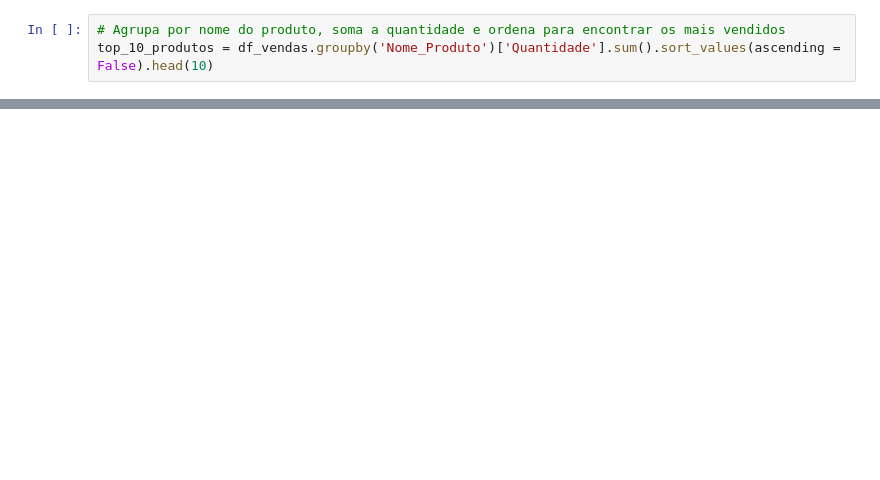
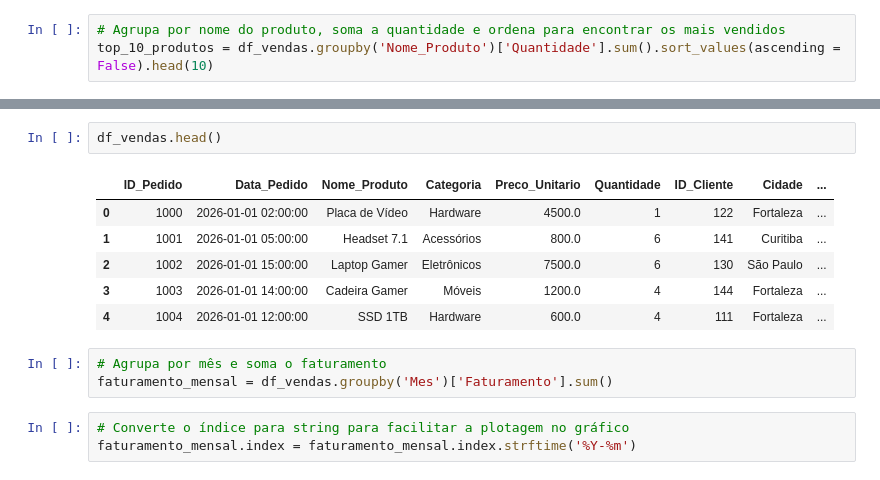
Before and after one commit to Sandro-Hugo/Analise-Ecommerce, a Jupyter notebook: analise_vendas_ecommerce.ipynb, the cells around one changed output, grey strips where cells are left out. Saved outputs shown, nothing was run; the diff lists cells and outputs as text; blank space fills up the shorter version.

```diff
--- a/analise_vendas_ecommerce.ipynb
+++ b/analise_vendas_ecommerce.ipynb
@@ -218,0 +279,15 @@ plt.show()
+# %%
+df_vendas.head()
+# %% [output]
+|  | ID_Pedido | Data_Pedido | Nome_Produto | Categoria | Preco_Unitario | Quantidade | ID_Cliente | Cidade | ... |
+| 0 | 1000 | 2026-01-01 02:00:00 | Placa de Vídeo | Hardware | 4500.0 | 1 | 122 | Fortaleza | ... |
+| 1 | 1001 | 2026-01-01 05:00:00 | Headset 7.1 | Acessórios | 800.0 | 6 | 141 | Curitiba | ... |
+| 2 | 1002 | 2026-01-01 15:00:00 | Laptop Gamer | Eletrônicos | 7500.0 | 6 | 130 | São Paulo | ... |
+| 3 | 1003 | 2026-01-01 14:00:00 | Cadeira Gamer | Móveis | 1200.0 | 4 | 144 | Fortaleza | ... |
+| 4 | 1004 | 2026-01-01 12:00:00 | SSD 1TB | Hardware | 600.0 | 4 | 111 | Fortaleza | ... |
+# %%
+# Agrupa por mês e soma o faturamento
+faturamento_mensal = df_vendas.groupby('Mes')['Faturamento'].sum()
+# %%
+# Converte o índice para string para facilitar a plotagem no gráfico
+faturamento_mensal.index = faturamento_mensal.index.strftime('%Y-%m')
```
Also changed, not shown: parts of 22 cells of this notebook.
